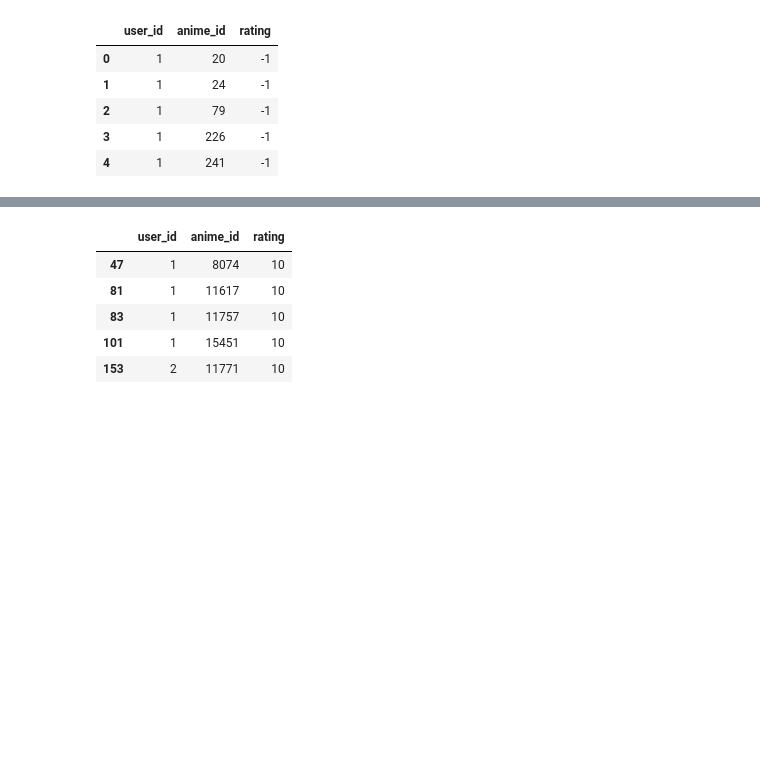
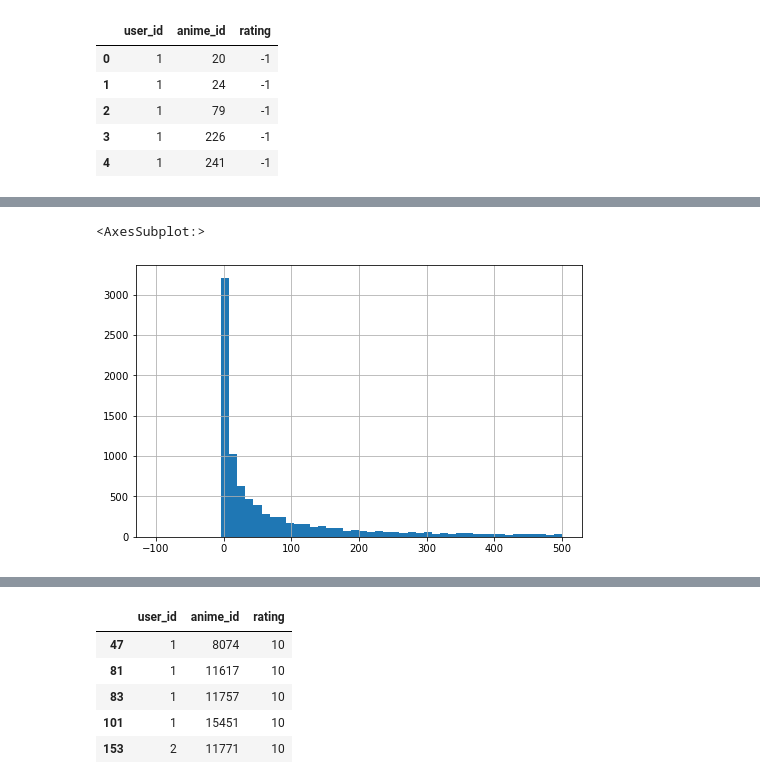
Before and after one commit to bislerium/rs-cf-ub-knn, a Jupyter notebook: Anime Recommendation System.ipynb, the cells around one changed output, grey strips where cells are left out. Cells and saved outputs as stored; diff of their text form; code cells hidden in the pictures; blank space fills up the shorter version.

```diff
--- a/Anime Recommendation System.ipynb
+++ b/Anime Recommendation System.ipynb
@@ -28,0 +121,5 @@ rating.head()
+# %%
+ratings_per_anime.hist(bins=50, range=(-100,500), figsize=(8,5)) # Histogram on distribution of rating per anime
+# %% [output]
+<AxesSubplot:>
+[figure, added]
```
Also changed, not shown: parts of 62 cells of this notebook.
